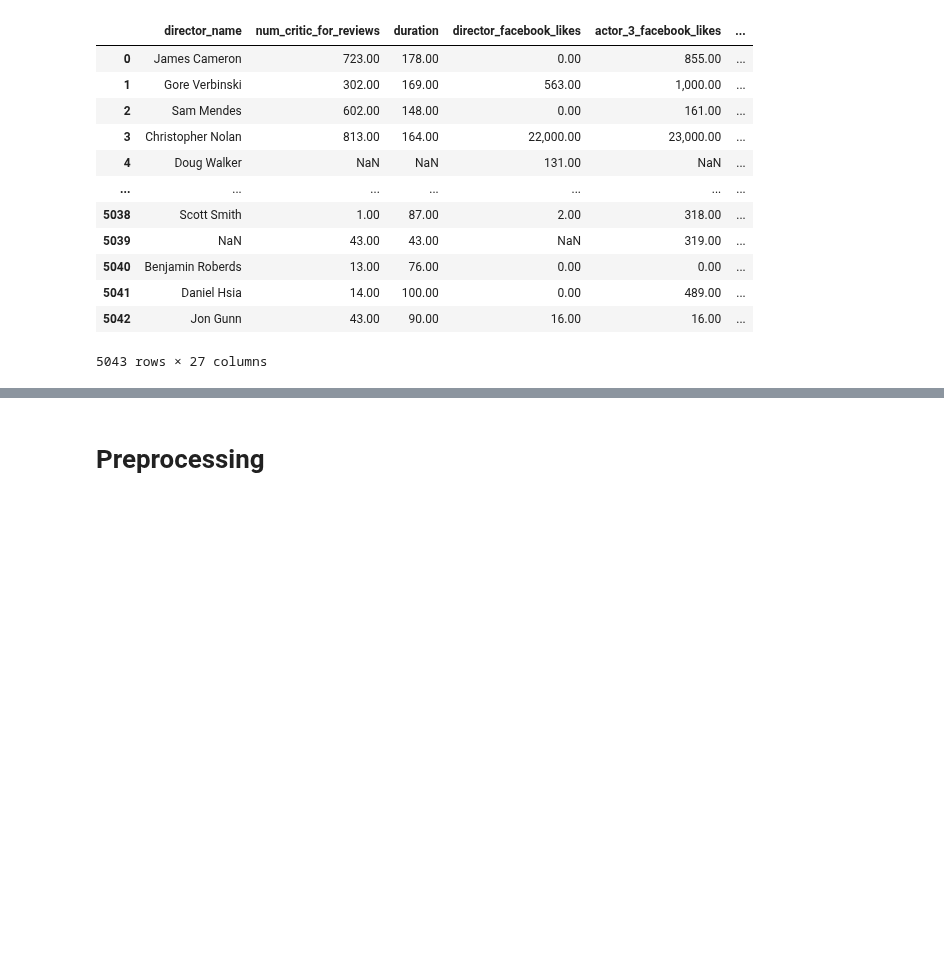
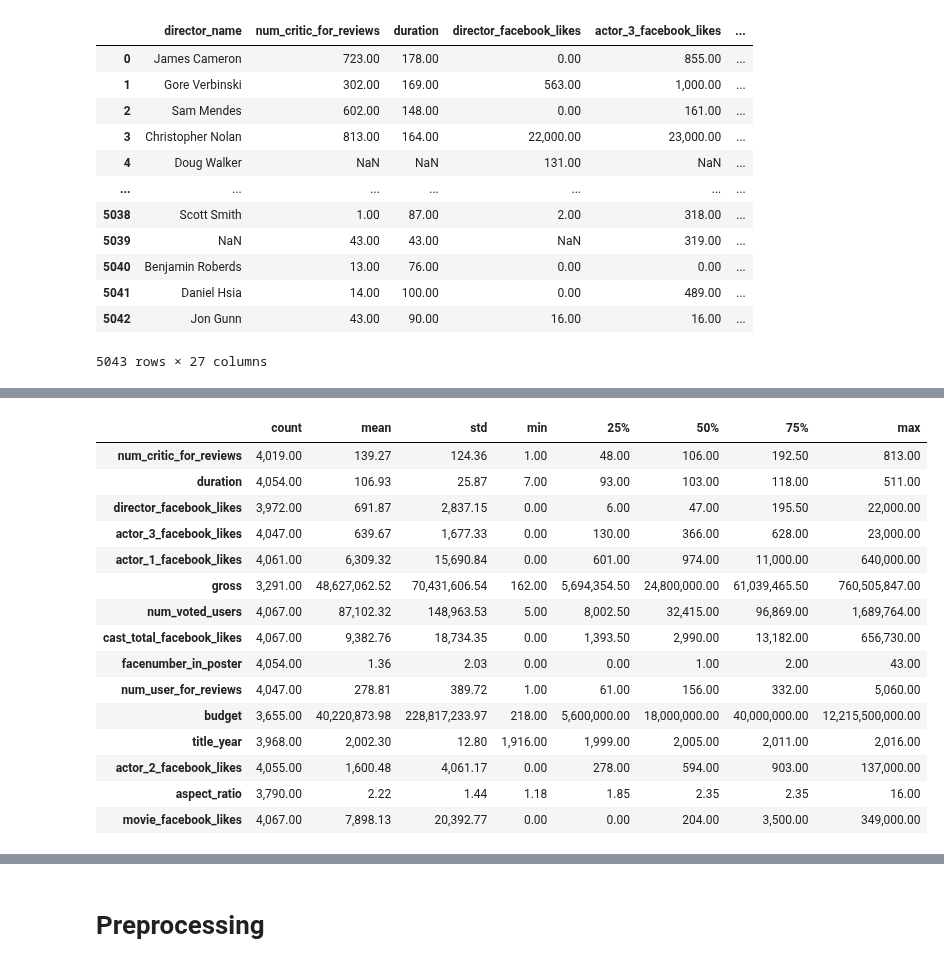
Before and after one commit to tontan2545/Big-Data-and-Artificial-Intelligence, a Jupyter notebook: W11_SVM/W11_SVM.ipynb, the cells around one changed output, grey strips where cells are left out. Saved outputs shown, nothing was run; the diff lists cells and outputs as text; code cells hidden in the pictures; blank space fills up the shorter version.

```diff
--- a/W11_SVM/W11_SVM.ipynb
+++ b/W11_SVM/W11_SVM.ipynb
@@ -32,0 +55,19 @@ df
+# %%
+df.describe().T
+# %% [output]
+|  | count | mean | std | min | 25% | 50% | 75% | max |
+| num_critic_for_reviews | 4,019.00 | 139.27 | 124.36 | 1.00 | 48.00 | 106.00 | 192.50 | 813.00 |
+| duration | 4,054.00 | 106.93 | 25.87 | 7.00 | 93.00 | 103.00 | 118.00 | 511.00 |
+| director_facebook_likes | 3,972.00 | 691.87 | 2,837.15 | 0.00 | 6.00 | 47.00 | 195.50 | 22,000.00 |
+| actor_3_facebook_likes | 4,047.00 | 639.67 | 1,677.33 | 0.00 | 130.00 | 366.00 | 628.00 | 23,000.00 |
+| actor_1_facebook_likes | 4,061.00 | 6,309.32 | 15,690.84 | 0.00 | 601.00 | 974.00 | 11,000.00 | 640,000.00 |
+| gross | 3,291.00 | 48,627,062.52 | 70,431,606.54 | 162.00 | 5,694,354.50 | 24,800,000.00 | 61,039,465.50 | 760,505,847.00 |
+| num_voted_users | 4,067.00 | 87,102.32 | 148,963.53 | 5.00 | 8,002.50 | 32,415.00 | 96,869.00 | 1,689,764.00 |
+| cast_total_facebook_likes | 4,067.00 | 9,382.76 | 18,734.35 | 0.00 | 1,393.50 | 2,990.00 | 13,182.00 | 656,730.00 |
+| facenumber_in_poster | 4,054.00 | 1.36 | 2.03 | 0.00 | 0.00 | 1.00 | 2.00 | 43.00 |
+| num_user_for_reviews | 4,047.00 | 278.81 | 389.72 | 1.00 | 61.00 | 156.00 | 332.00 | 5,060.00 |
+| budget | 3,655.00 | 40,220,873.98 | 228,817,233.97 | 218.00 | 5,600,000.00 | 18,000,000.00 | 40,000,000.00 | 12,215,500,000.00 |
+| title_year | 3,968.00 | 2,002.30 | 12.80 | 1,916.00 | 1,999.00 | 2,005.00 | 2,011.00 | 2,016.00 |
+| actor_2_facebook_likes | 4,055.00 | 1,600.48 | 4,061.17 | 0.00 | 278.00 | 594.00 | 903.00 | 137,000.00 |
+| aspect_ratio | 3,790.00 | 2.22 | 1.44 | 1.18 | 1.85 | 2.35 | 2.35 | 16.00 |
+| movie_facebook_likes | 4,067.00 | 7,898.13 | 20,392.77 | 0.00 | 0.00 | 204.00 | 3,500.00 | 349,000.00 |
```
Also changed, not shown: parts of 3 cells of this notebook.
